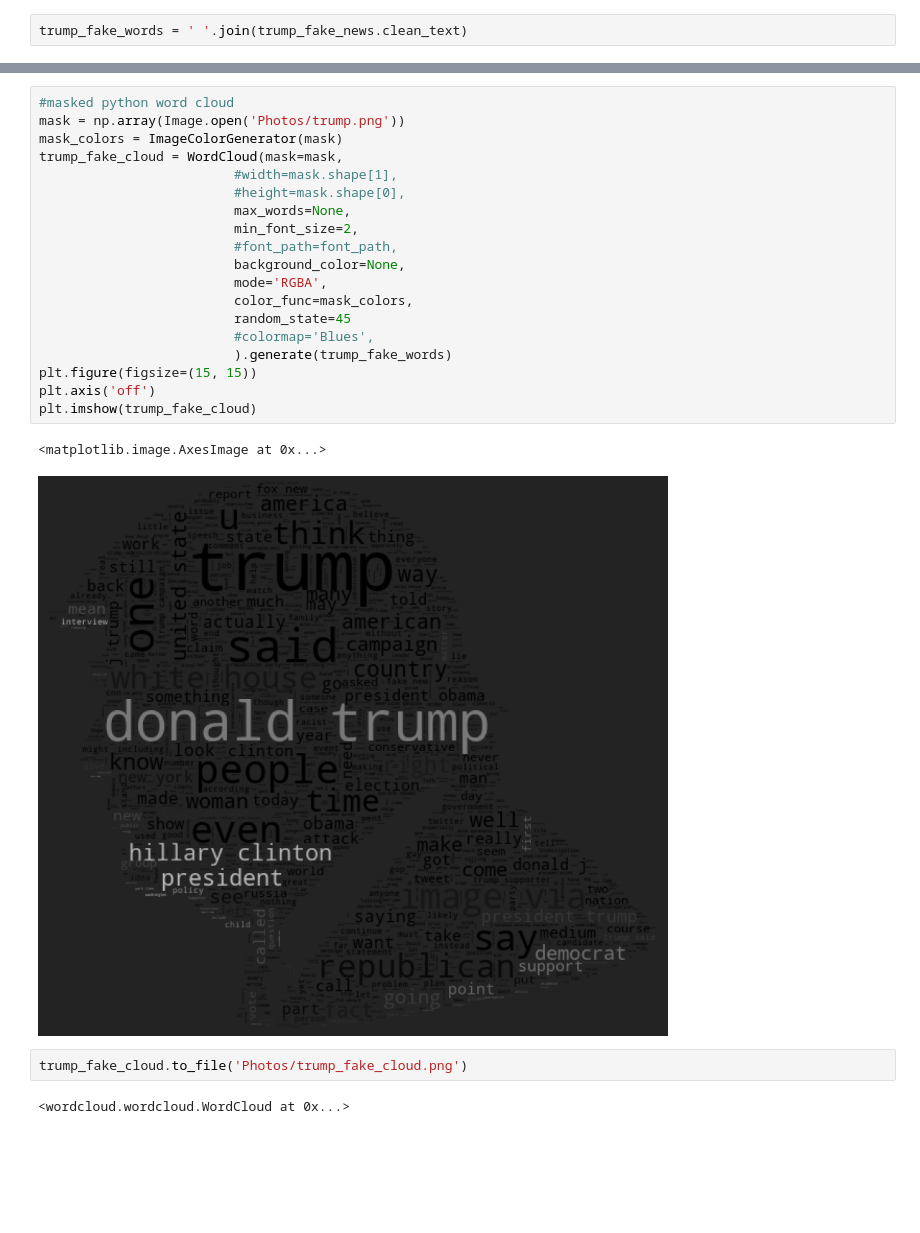
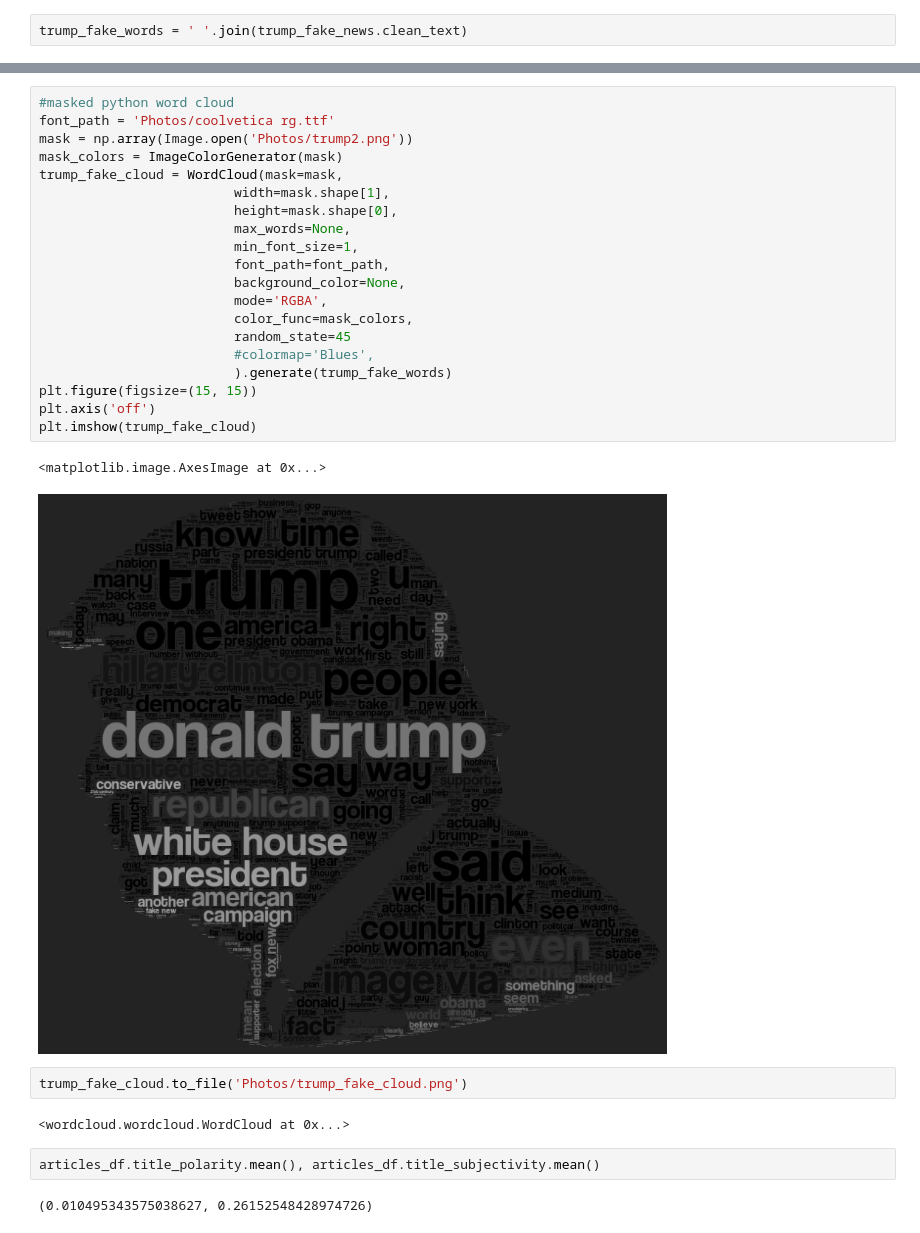
Before and after one commit to Fake-News-Capstone/fake_news_capstone, a Jupyter notebook: Ken_Exploration.ipynb, the cells around one changed output, grey strips where cells are left out. Drawn from its saved outputs; the diff is of its cells as text; blank space fills up the shorter version.

Commit message:
trump word cloud

```diff
--- a/Ken_Exploration.ipynb
+++ b/Ken_Exploration.ipynb
@@ -424,27 +424,32 @@ white          7011
 dtype: int64
 # %%
 #masked python word cloud
-mask = np.array(Image.open('Photos/trump.png'))
+font_path = 'Photos/coolvetica rg.ttf'
+mask = np.array(Image.open('Photos/trump2.png'))
 mask_colors = ImageColorGenerator(mask)
 trump_fake_cloud = WordCloud(mask=mask,
-                         #width=mask.shape[1],
-                         #height=mask.shape[0],
+                         width=mask.shape[1],
+                         height=mask.shape[0],
                          max_words=None,
-                         min_font_size=2,
-                         #font_path=font_path,
+                         min_font_size=1,
+                         font_path=font_path,
                          background_color=None,
                          mode='RGBA',
                          color_func=mask_colors,
                          random_state=45
                          #colormap='Blues',
                          ).generate(trump_fake_words)
 plt.figure(figsize=(15, 15))
 plt.axis('off')
 plt.imshow(trump_fake_cloud)
 # %% [output]
 <matplotlib.image.AxesImage at 0x...>
-[figure, old version]
+[figure, new version]
 # %%
 trump_fake_cloud.to_file('Photos/trump_fake_cloud.png')
 # %% [output]
 <wordcloud.wordcloud.WordCloud at 0x...>
+# %%
+articles_df.title_polarity.mean(), articles_df.title_subjectivity.mean()
+# %% [output]
+(0.010495343575038627, 0.26152548428974726)
```
Also changed, not shown: parts of 6 cells of this notebook, 4 other files.
